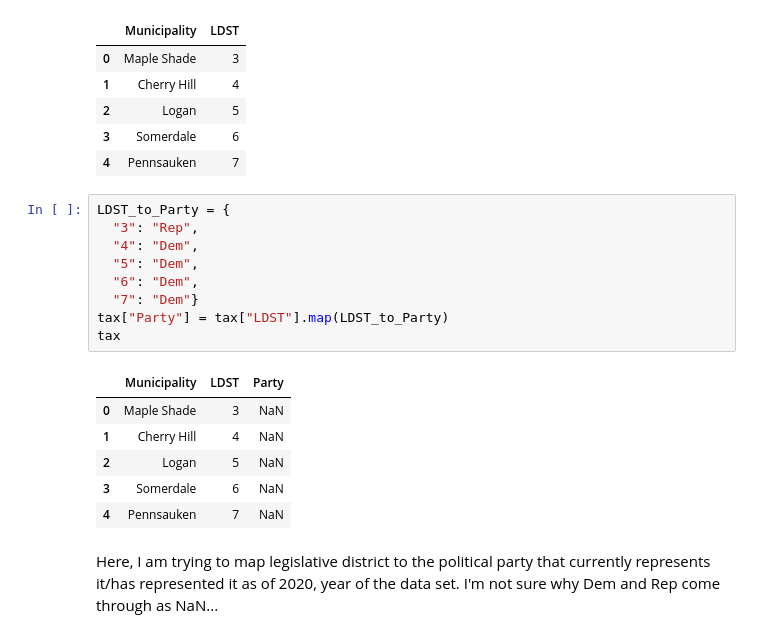
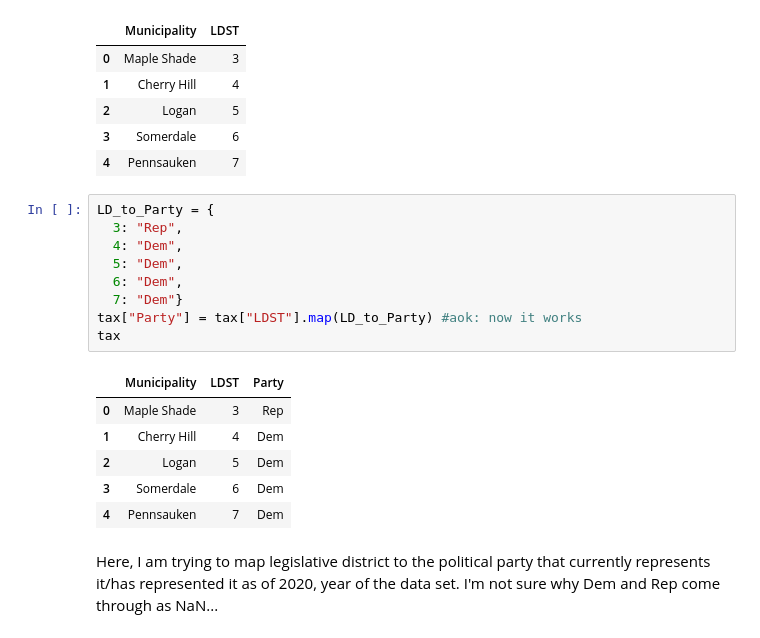
Before and after one commit to BrianKEverett/County-Line, a Jupyter notebook: Everett_PS2.ipynb, the cells around one changed output. Drawn from its saved outputs; the diff is of its cells as text.

```diff
--- a/Everett_PS2.ipynb
+++ b/Everett_PS2.ipynb
@@ -199,21 +199,21 @@ tax
 | 3 | Somerdale | 6 |
 | 4 | Pennsauken | 7 |
 # %%
-LDST_to_Party = {
-  "3": "Rep",
-  "4": "Dem",
-  "5": "Dem",
-  "6": "Dem",
-  "7": "Dem"}
-tax["Party"] = tax["LDST"].map(LDST_to_Party)
+LD_to_Party = {
+  3: "Rep",
+  4: "Dem",
+  5: "Dem",
+  6: "Dem",
+  7: "Dem"}
+tax["Party"] = tax["LDST"].map(LD_to_Party) #aok: now it works
 tax
 # %% [output]
 |  | Municipality | LDST | Party |
-| 0 | Maple Shade | 3 | NaN |
-| 1 | Cherry Hill | 4 | NaN |
-| 2 | Logan | 5 | NaN |
-| 3 | Somerdale | 6 | NaN |
-| 4 | Pennsauken | 7 | NaN |
+| 0 | Maple Shade | 3 | Rep |
+| 1 | Cherry Hill | 4 | Dem |
+| 2 | Logan | 5 | Dem |
+| 3 | Somerdale | 6 | Dem |
+| 4 | Pennsauken | 7 | Dem |
 # %% [markdown]
 Here, I am trying to map legislative district to the political party that currently represents it/has represented it as of 2020, year of the data set. I'm not sure why Dem and Rep come through as NaN...
 # %%
```
Also changed, not shown: parts of 6 cells of this notebook.
